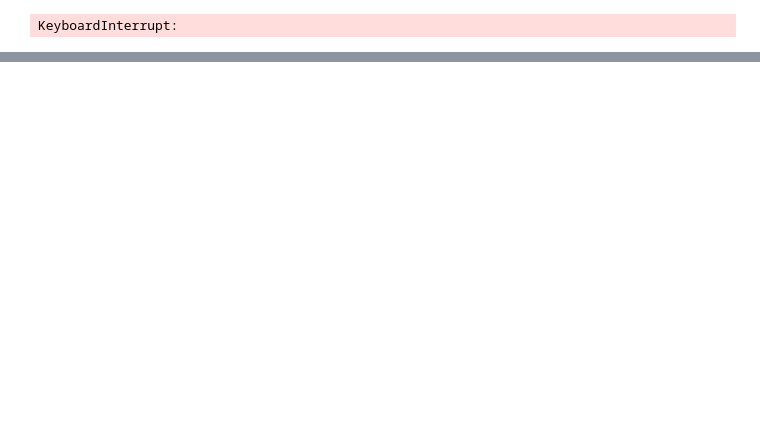
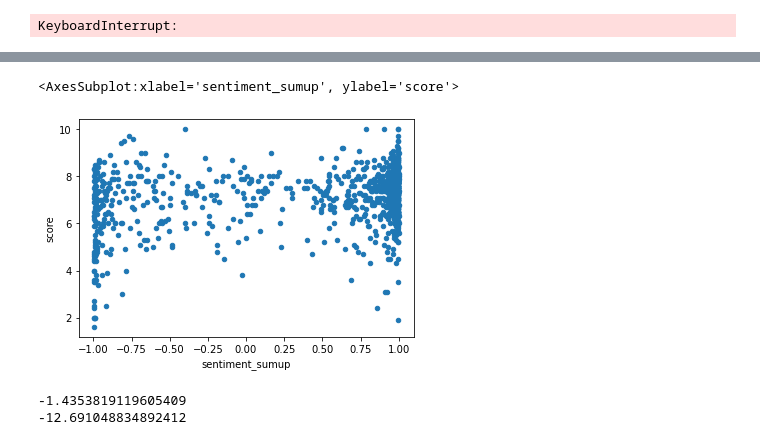
Before and after one commit to emileDesmaili/mypitchfork, a Jupyter notebook: notebooks/p4k_explorer.ipynb, the cells around one changed output, grey strips where cells are left out. Cells and saved outputs as stored; diff of their text form; code cells hidden in the pictures; blank space fills up the shorter version.

```diff
--- a/notebooks/p4k_explorer.ipynb
+++ b/notebooks/p4k_explorer.ipynb
@@ -62,0 +194,5 @@ df['orgs'] = df['review'].apply(get_orgs)
+# %%
+df_sample.plot.scatter('sentiment_sumup','score')
+# %% [output]
+<AxesSubplot:xlabel='sentiment_sumup', ylabel='score'>
+[figure, added]
@@ -62,0 +210,20 @@ df['orgs'] = df['review'].apply(get_orgs)
+# %%
+from sklearn.ensemble import RandomForestRegressor
+from sklearn import linear_model
+from sklearn.metrics import mean_squared_error, r2_score
+
+
+ols = linear_model.LinearRegression()
+ols.fit(X_train, y_train)
+
+rfr = RandomForestRegressor()
+rfr.fit(X_train,y_train)
+
+print(r2_score(rfr.predict(X_test),y_test))
+
+
+
+print(r2_score(ols.predict(X_test), y_test))
+# %% [output]
+-1.4353819119605409
+-12.691048834892412
```
Also changed, not shown: parts of 27 cells of this notebook, 3 other files.
